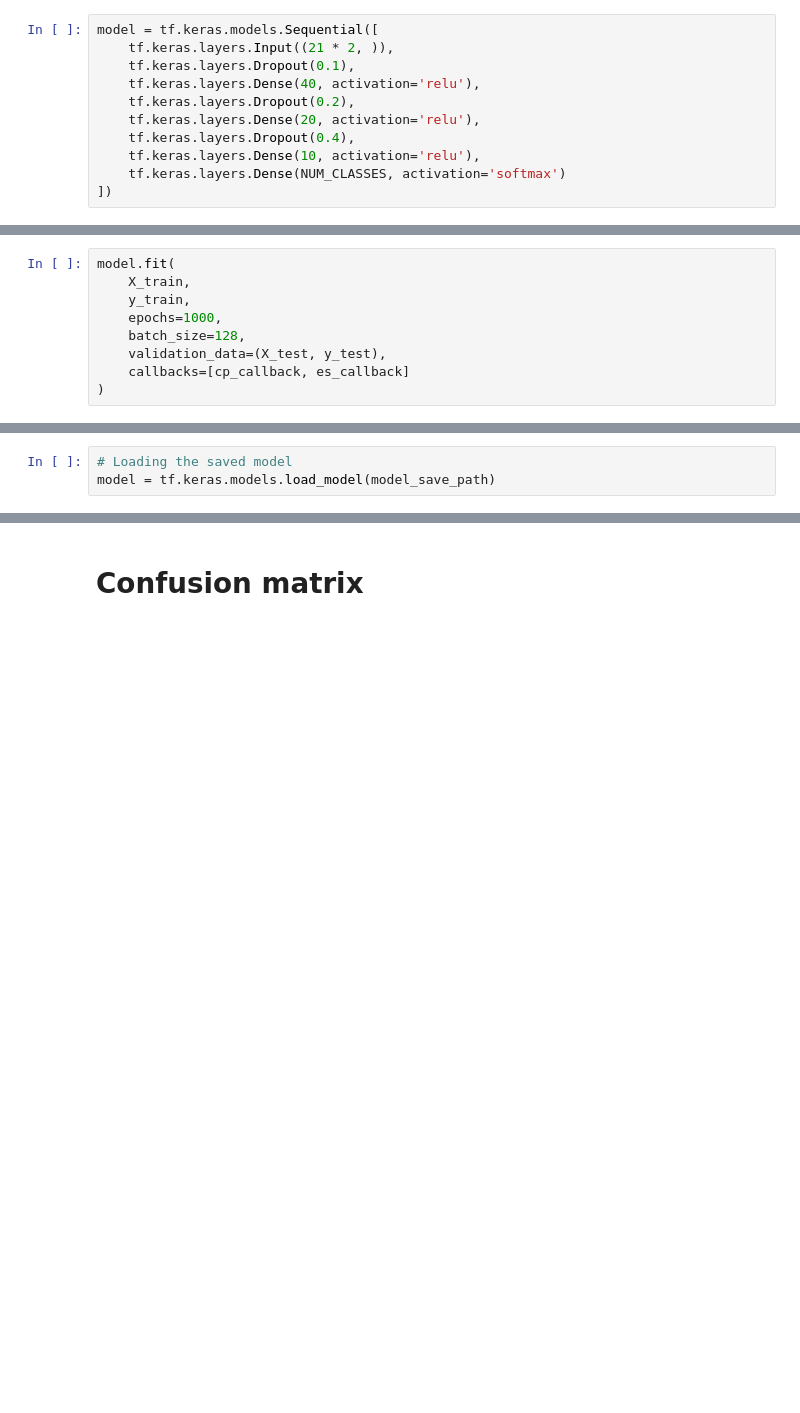
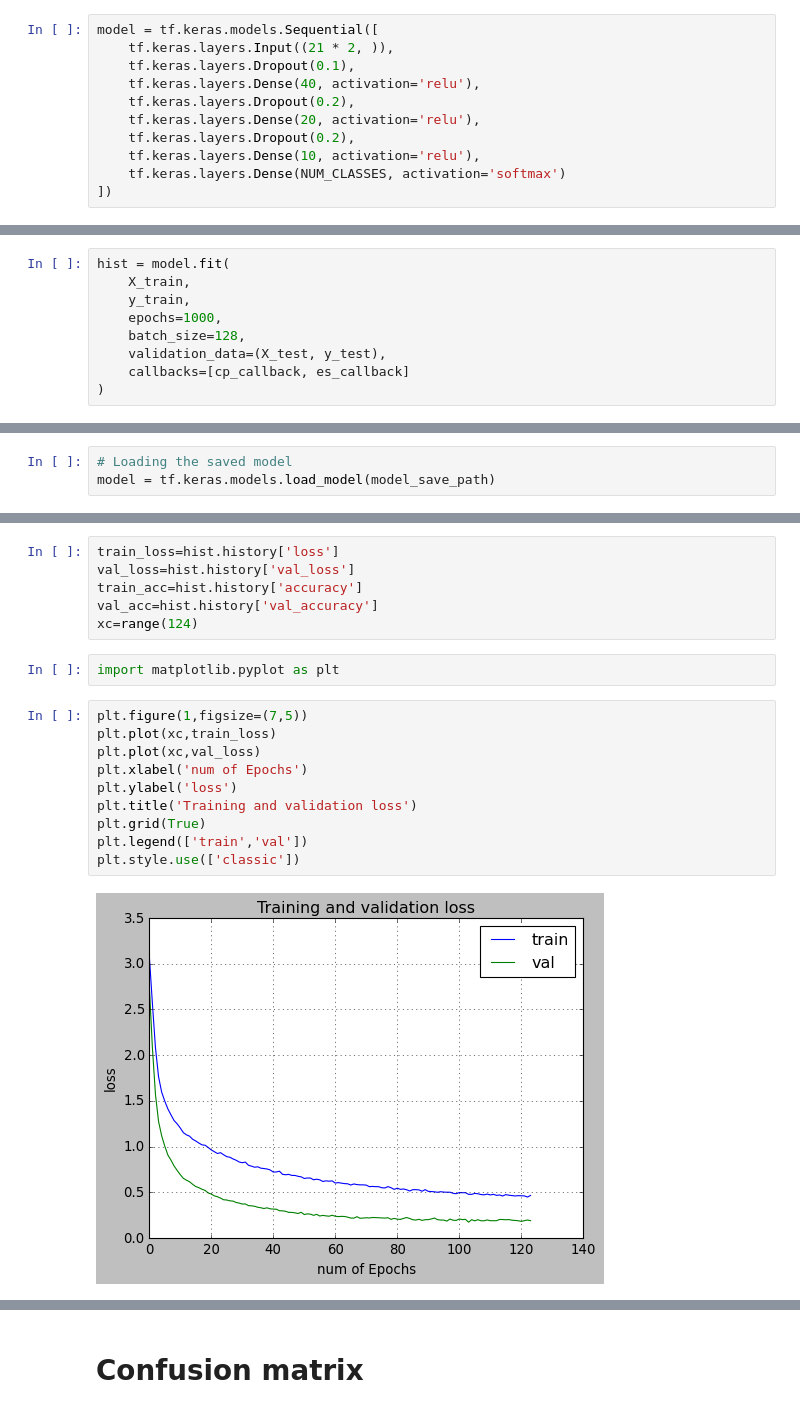
Before and after one commit to LucasEloi13/tradutor-libras, a Jupyter notebook: keypoint_classifier.ipynb, the cells around one changed output, grey strips where cells are left out. Saved outputs shown, nothing was run; the diff lists cells and outputs as text; blank space fills up the shorter version.

```diff
--- a/keypoint_classifier.ipynb
+++ b/keypoint_classifier.ipynb
@@ -33,7 +33,7 @@ model = tf.keras.models.Sequential([
     tf.keras.layers.Dense(40, activation='relu'),
     tf.keras.layers.Dropout(0.2),
     tf.keras.layers.Dense(20, activation='relu'),
-    tf.keras.layers.Dropout(0.4),
+    tf.keras.layers.Dropout(0.2),
     tf.keras.layers.Dense(10, activation='relu'),
     tf.keras.layers.Dense(NUM_CLASSES, activation='softmax')
 ])
@@ -73,7 +73,7 @@ model.compile(
 # %% [markdown]
 # Model training
 # %%
-model.fit(
+hist = model.fit(
     X_train,
     y_train,
     epochs=1000,
@@ -122,0 +128,20 @@ print(np.argmax(np.squeeze(predict_result)))
+# %%
+train_loss=hist.history['loss']
+val_loss=hist.history['val_loss']
+train_acc=hist.history['accuracy']
+val_acc=hist.history['val_accuracy']
+xc=range(124)
+# %%
+import matplotlib.pyplot as plt
+# %%
+plt.figure(1,figsize=(7,5))
+plt.plot(xc,train_loss)
+plt.plot(xc,val_loss)
+plt.xlabel('num of Epochs')
+plt.ylabel('loss')
+plt.title('Training and validation loss')
+plt.grid(True)
+plt.legend(['train','val'])
+plt.style.use(['classic'])
+# %% [output]
+[figure, added]
```
Also changed, not shown: parts of 11 cells of this notebook, 9 other files.
